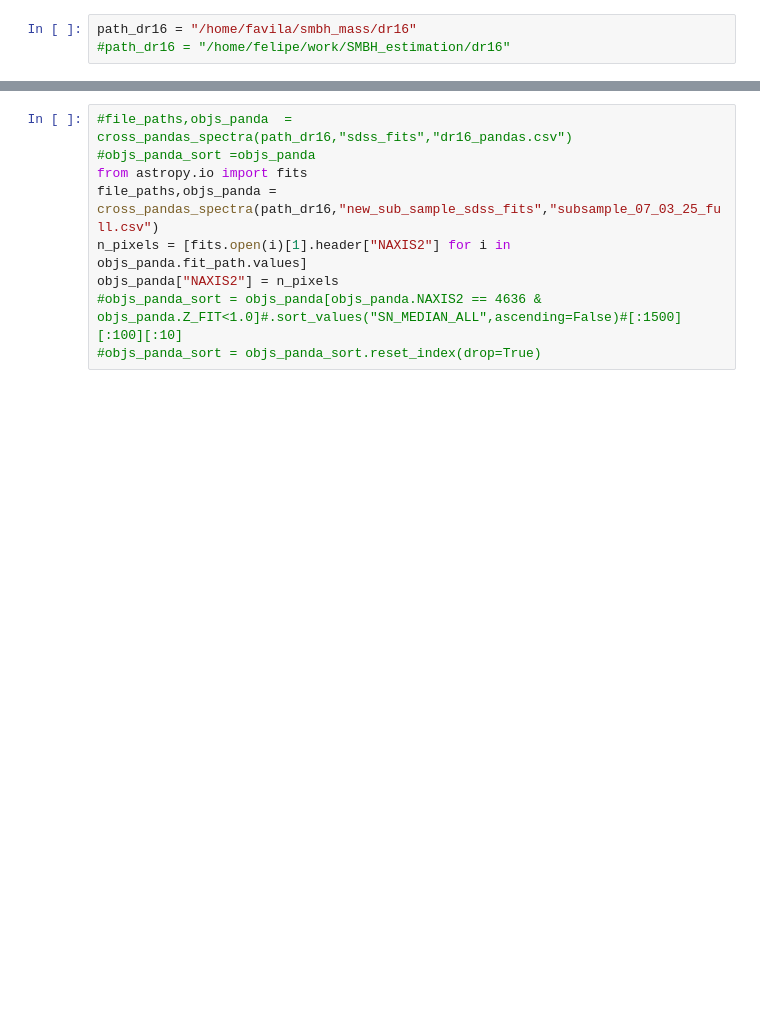
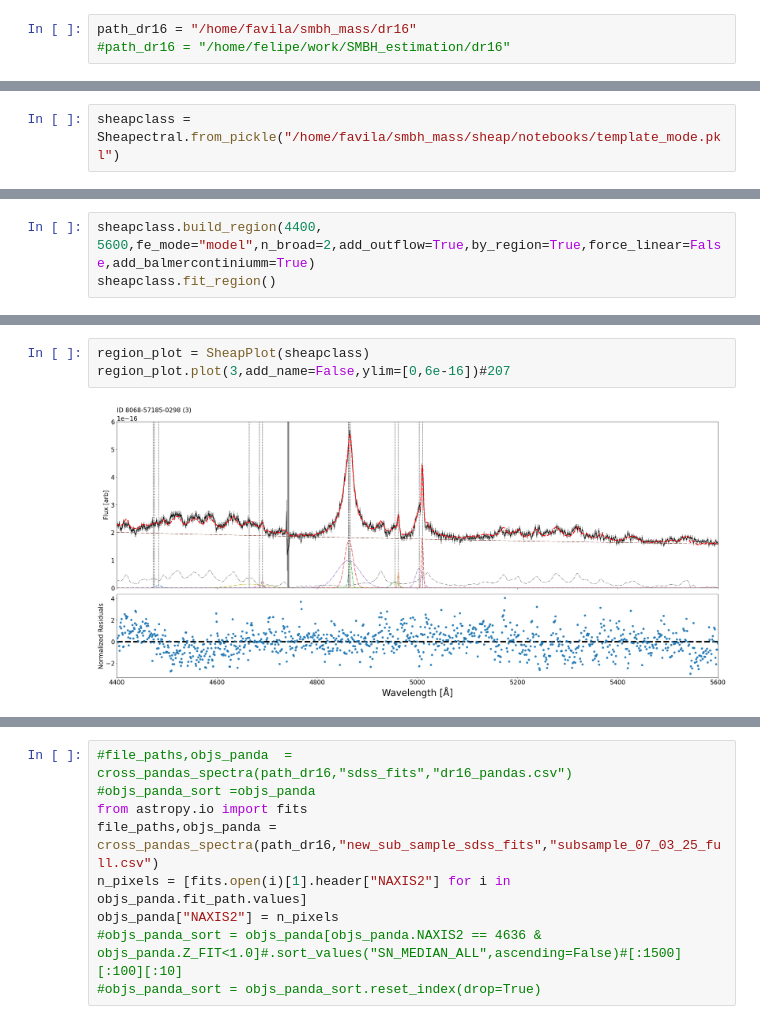
Before and after one commit to felavila/sheap, a Jupyter notebook: notebooks/building_complex_regions.ipynb, the cells around one changed output, grey strips where cells are left out. Saved outputs shown, nothing was run; the diff lists cells and outputs as text; blank space fills up the shorter version.

```diff
--- a/notebooks/building_complex_regions.ipynb
+++ b/notebooks/building_complex_regions.ipynb
@@ -23,0 +29,2 @@ path_dr16 = "/home/favila/smbh_mass/dr16"
+# %%
+sheapclass = Sheapectral.from_pickle("/home/favila/smbh_mass/sheap/notebooks/template_mode.pkl")
@@ -23,0 +57,3 @@ path_dr16 = "/home/favila/smbh_mass/dr16"
+# %%
+sheapclass.build_region(4400, 5600,fe_mode="model",n_broad=2,add_outflow=True,by_region=True,force_linear=False,add_balmercontiniumm=True)
+sheapclass.fit_region()
@@ -23,0 +88,5 @@ path_dr16 = "/home/favila/smbh_mass/dr16"
+# %%
+region_plot = SheapPlot(sheapclass)
+region_plot.plot(3,add_name=False,ylim=[0,6e-16])#207
+# %% [output]
+[figure, added]
```
Also changed, not shown: parts of 51 cells of this notebook, 20 other files.
